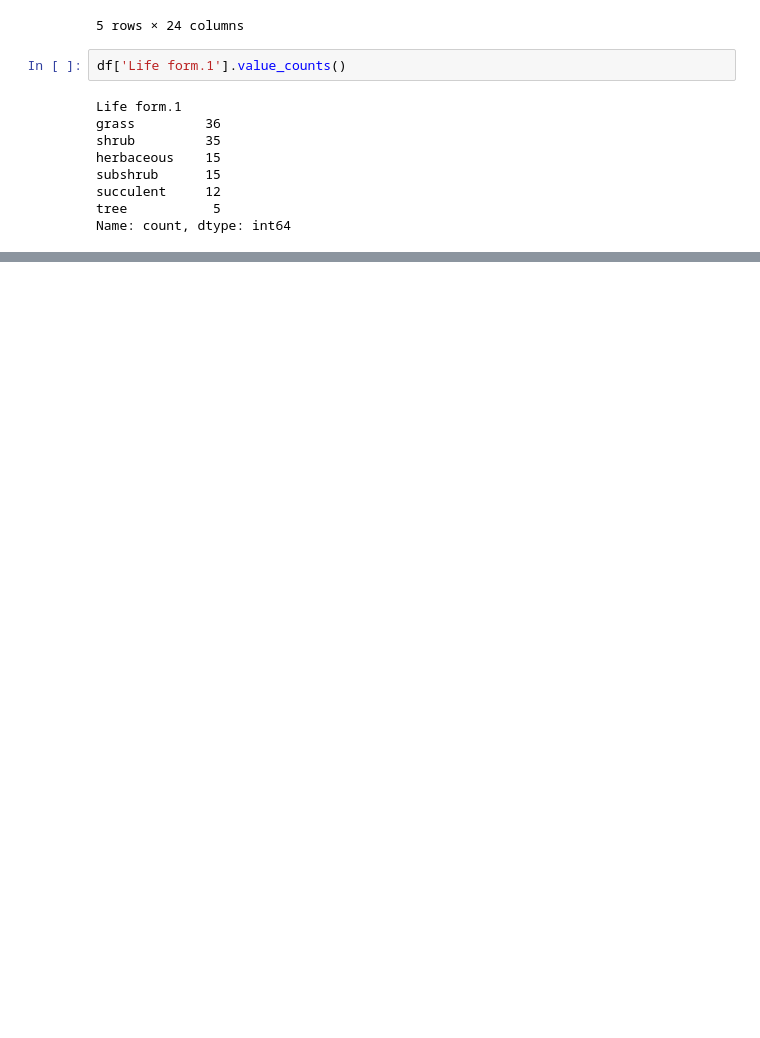
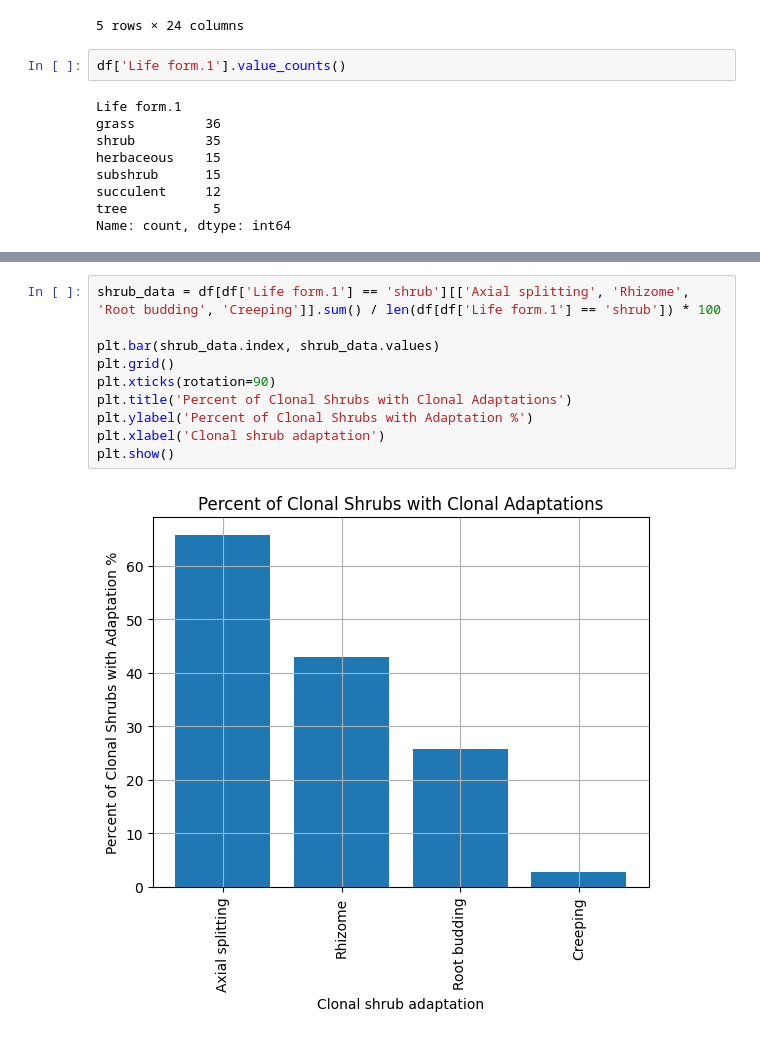
Before and after one commit to haberkornm/clonal_plants, a Jupyter notebook: clonal_plant_exploration.ipynb, the cells around one changed output, grey strips where cells are left out. Cells and saved outputs as stored; diff of their text form; blank space fills up the shorter version.

```diff
--- a/clonal_plant_exploration.ipynb
+++ b/clonal_plant_exploration.ipynb
@@ -48,0 +233,12 @@ Name: count, dtype: int64
+# %%
+shrub_data = df[df['Life form.1'] == 'shrub'][['Axial splitting', 'Rhizome', 'Root budding', 'Creeping']].sum() / len(df[df['Life form.1'] == 'shrub']) * 100
+
+plt.bar(shrub_data.index, shrub_data.values)
+plt.grid()
+plt.xticks(rotation=90)
+plt.title('Percent of Clonal Shrubs with Clonal Adaptations')
+plt.ylabel('Percent of Clonal Shrubs with Adaptation %')
+plt.xlabel('Clonal shrub adaptation')
+plt.show()
+# %% [output]
+[figure, added]
```
Also changed, not shown: parts of 13 cells of this notebook.
